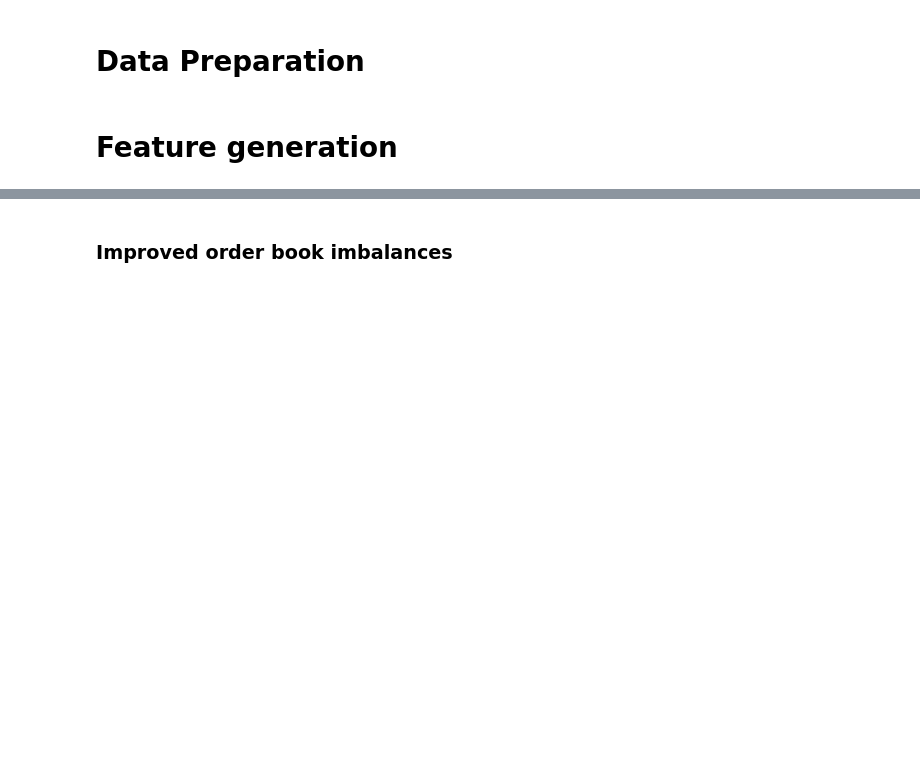
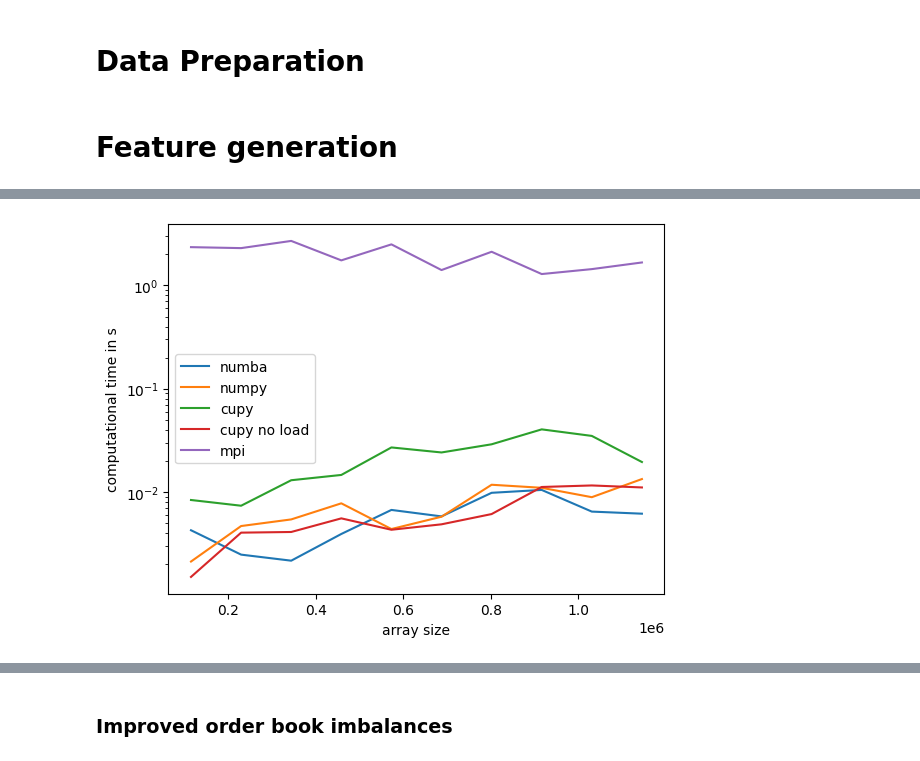
Before and after one commit to BogChamp/exchange_features, a Jupyter notebook: experiments.ipynb, the cells around one changed output, grey strips where cells are left out. Cells and saved outputs as stored; diff of their text form; code cells hidden in the pictures; blank space fills up the shorter version.

```diff
--- a/experiments.ipynb
+++ b/experiments.ipynb
@@ -66,0 +82,45 @@ trades_numpy = trades.to_numpy()
+# %%
+numpy_times = []
+
+for size in tqdm(ticker_sizes_array):
+    start = time.perf_counter()
+    numpy_imbalance = np.array(numpy_imb_simple(ticker_numpy[:size]))
+    end = time.perf_counter()
+    numpy_times.append(end - start)
+# %%
+cupy_times_no_load = []
+
+for size in tqdm(ticker_sizes_array):
+    tmp = cp.asarray(ticker_numpy[:size])
+    start = time.perf_counter()
+    cupy_imbalance = cupy_imb_simple(tmp).get()
+    end = time.perf_counter()
+    cupy_times_no_load.append(end - start)
+# %%
+cupy_times = []
+
+for size in tqdm(ticker_sizes_array):
+    start = time.perf_counter()
+    cupy_imbalance = cupy_imb_simple(cp.asarray(ticker_numpy[:size])).get()
+    end = time.perf_counter()
+    cupy_times.append(end - start)
+# %%
+mpi_times = []
+for size in tqdm(ticker_sizes_array):
+    res = subprocess.run([f'time mpirun -n 4 --allow-run-as-root --oversubscribe python3 simple_imb_mpi.py {size-1}'], shell=True, capture_output=True)
+    elapsed = float(res.stderr.decode('ascii').split('\n')[-3].split()[2][3:-7])
+    mpi_times.append(elapsed)
+# %%
+plt.plot(ticker_sizes_array, numba_times, label='numba')
+plt.plot(ticker_sizes_array, numpy_times, label='numpy')
+plt.plot(ticker_sizes_array, cupy_times, label='cupy')
+plt.plot(ticker_sizes_array, cupy_times_no_load, label='cupy no load')
+plt.plot(ticker_sizes_array, mpi_times, label='mpi')
+plt.xlabel('array size')
+plt.ylabel('computational time in s')
+plt.legend()
+plt.yscale('log')
+
+plt.show()
+# %% [output]
+[figure, added]
```
Also changed, not shown: parts of 14 cells of this notebook, 3 other files.
